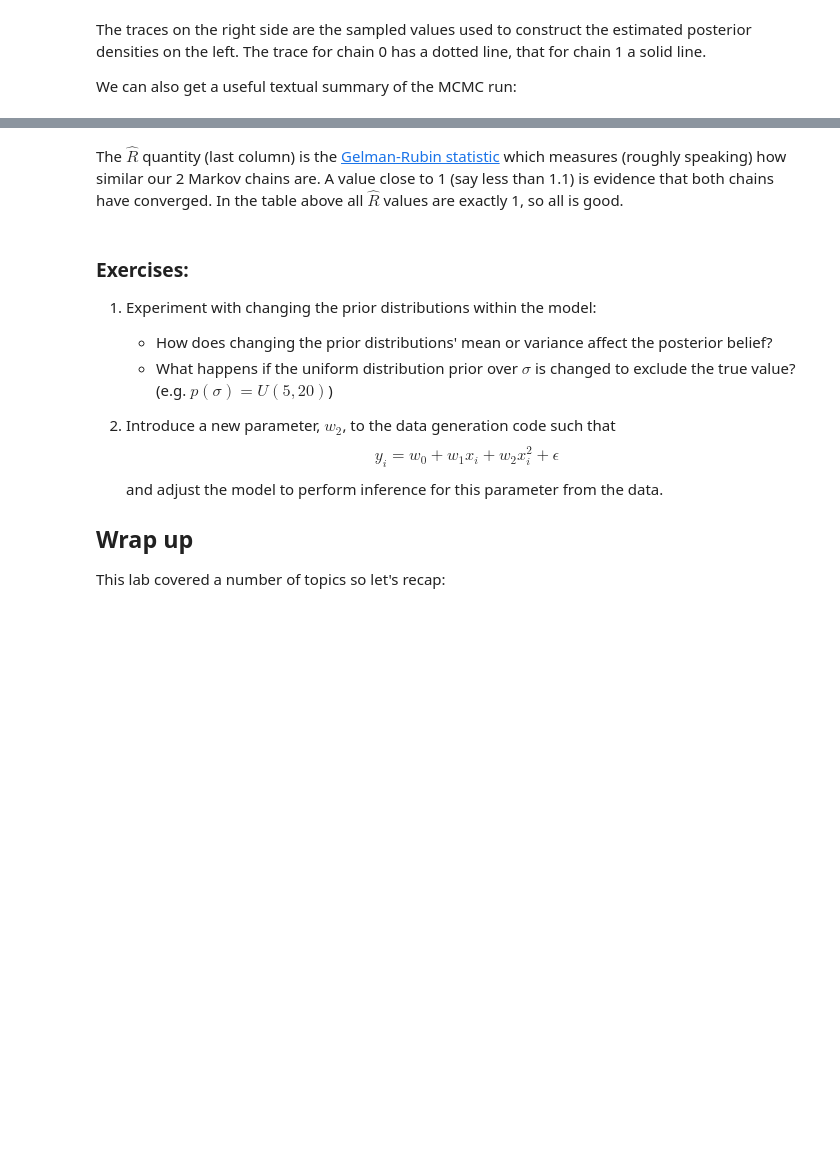
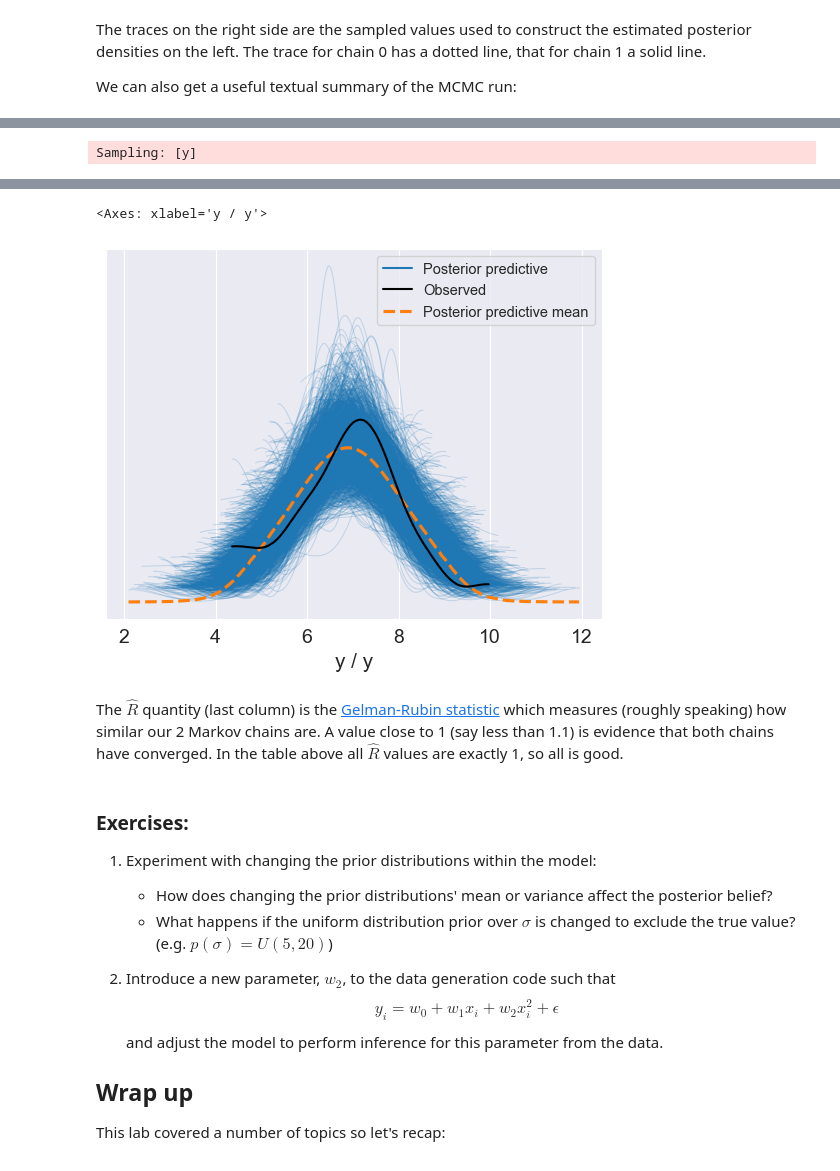
Before and after one commit to ZehuaLiuY/lab_sheets_public, a Jupyter notebook: lab3/lab3-Bayesian_Networks_MCMC_PyMC3.ipynb, the cells around one changed output, grey strips where cells are left out. Cells and saved outputs as stored; diff of their text form; code cells hidden in the pictures; blank space fills up the shorter version.

```diff
--- a/lab3/lab3-Bayesian_Networks_MCMC_PyMC3.ipynb
+++ b/lab3/lab3-Bayesian_Networks_MCMC_PyMC3.ipynb
@@ -339,0 +340,8 @@ az.summary(idata, round_to=2)
+# %%
+y_pred = []
+with model:
+    y_pred = pm.sample_posterior_predictive(idata, extend_inferencedata=True)
+
+az.plot_ppc(y_pred)
+# %% [output]
+Sampling: [y]
@@ -340,3 +349,5 @@ az.summary(idata, round_to=2)
+<Axes: xlabel='y / y'>
+[figure, added]
 # %% [markdown]
 The $\hat{R}$ quantity (last column) is the [Gelman-Rubin statistic](https://pymcmc.readthedocs.io/en/latest/modelchecking.html#convergence-diagnostics) which measures (roughly speaking) how similar our 2 Markov chains are. A value close to 1 (say less than 1.1) is evidence that both chains have converged. In the table above all $\hat{R}$ values are exactly 1, so all is good.
 # %% [markdown]
```
Also changed, not shown: parts of 9 cells of this notebook.
